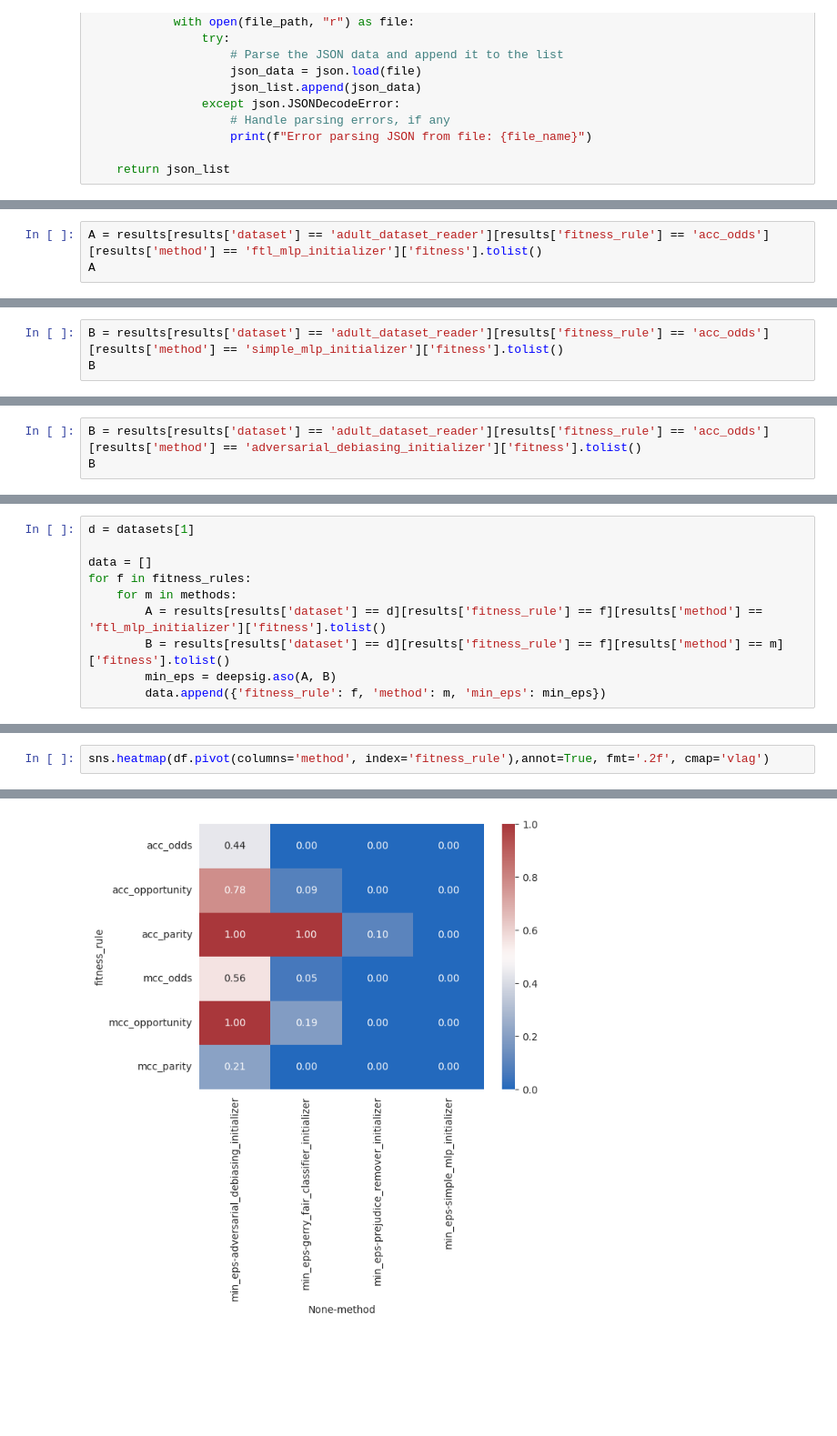
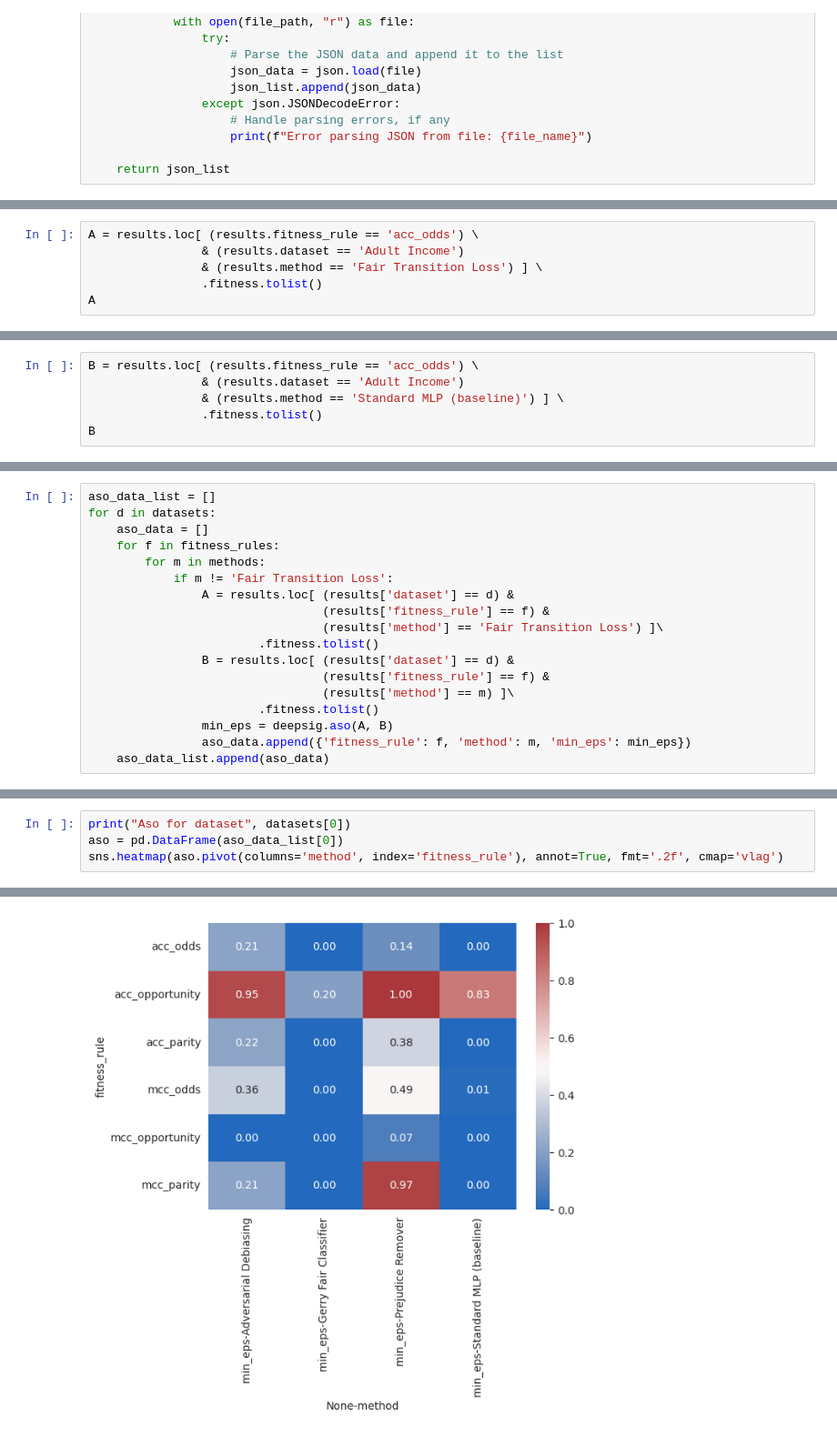
Before and after one commit to ygorcanalli/FairTransitionLoss, a Jupyter notebook: notebooks/2023-07-26/plot.ipynb, the cells around one changed output, grey strips where cells are left out. Shown at 91% size. Cells and saved outputs as stored; diff of their text form; blank space fills up the shorter version.

Commit message:
eval and plot deepsig multi ASO

```diff
--- a/notebooks/2023-07-26/plot.ipynb
+++ b/notebooks/2023-07-26/plot.ipynb
@@ -258,5 +203,8 @@ results.groupby(['dataset','fitness_rule', 'method']).agg({'fitness': ['mean', '
 # %%
-A = results[results['dataset'] == 'adult_dataset_reader'][results['fitness_rule'] == 'acc_odds'][results['method'] == 'ftl_mlp_initializer']['fitness'].tolist()
+A = results.loc[ (results.fitness_rule == 'acc_odds') \
+                & (results.dataset == 'Adult Income')
+                & (results.method == 'Fair Transition Loss') ] \
+                .fitness.tolist()
 A
 # %% [output]
 [0.8137609607533545,
@@ -272,6 +224,9 @@ A
  0.7707898362369274]
 # %%
-B = results[results['dataset'] == 'adult_dataset_reader'][results['fitness_rule'] == 'acc_odds'][results['method'] == 'simple_mlp_initializer']['fitness'].tolist()
+B = results.loc[ (results.fitness_rule == 'acc_odds') \
+                & (results.dataset == 'Adult Income')
+                & (results.method == 'Standard MLP (baseline)') ] \
+                .fitness.tolist()
 B
 # %% [output]
 [0.7350463694418156,
@@ -292,3 +250,0 @@ deepsig.aso(A, B)
-# %%
-B = results[results['dataset'] == 'adult_dataset_reader'][results['fitness_rule'] == 'acc_odds'][results['method'] == 'adversarial_debiasing_initializer']['fitness'].tolist()
-B
@@ -335,10 +251,18 @@ methods
 # %%
-d = datasets[1]
-
-data = []
-for f in fitness_rules:
-    for m in methods:
-        A = results[results['dataset'] == d][results['fitness_rule'] == f][results['method'] == 'ftl_mlp_initializer']['fitness'].tolist()
-        B = results[results['dataset'] == d][results['fitness_rule'] == f][results['method'] == m]['fitness'].tolist()
-        min_eps = deepsig.aso(A, B)
-        data.append({'fitness_rule': f, 'method': m, 'min_eps': min_eps})
+aso_data_list = []
+for d in datasets:
+    aso_data = []
+    for f in fitness_rules:
+        for m in methods:
+            if m != 'Fair Transition Loss':
+                A = results.loc[ (results['dataset'] == d) &
+                                 (results['fitness_rule'] == f) &
+                                 (results['method'] == 'Fair Transition Loss') ]\
+                        .fitness.tolist()
+                B = results.loc[ (results['dataset'] == d) &
+                                 (results['fitness_rule'] == f) &
+                                 (results['method'] == m) ]\
+                        .fitness.tolist()
+                min_eps = deepsig.aso(A, B)
+                aso_data.append({'fitness_rule': f, 'method': m, 'min_eps': min_eps})
+    aso_data_list.append(aso_data)
@@ -348,3 +269,5 @@ df = df[df['method'] != 'ftl_mlp_initializer']
 # %%
-sns.heatmap(df.pivot(columns='method', index='fitness_rule'),annot=True, fmt='.2f', cmap='vlag')
+print("Aso for dataset", datasets[0])
+aso = pd.DataFrame(aso_data_list[0])
+sns.heatmap(aso.pivot(columns='method', index='fitness_rule'), annot=True, fmt='.2f', cmap='vlag')
 # %% [output]
@@ -352 +276 @@ sns.heatmap(df.pivot(columns='method', index='fitness_rule'),annot=True, fmt='.2
-[figure, old version]
+[figure, new version]
```
Also changed, not shown: parts of 43 cells of this notebook, 12 other files.
